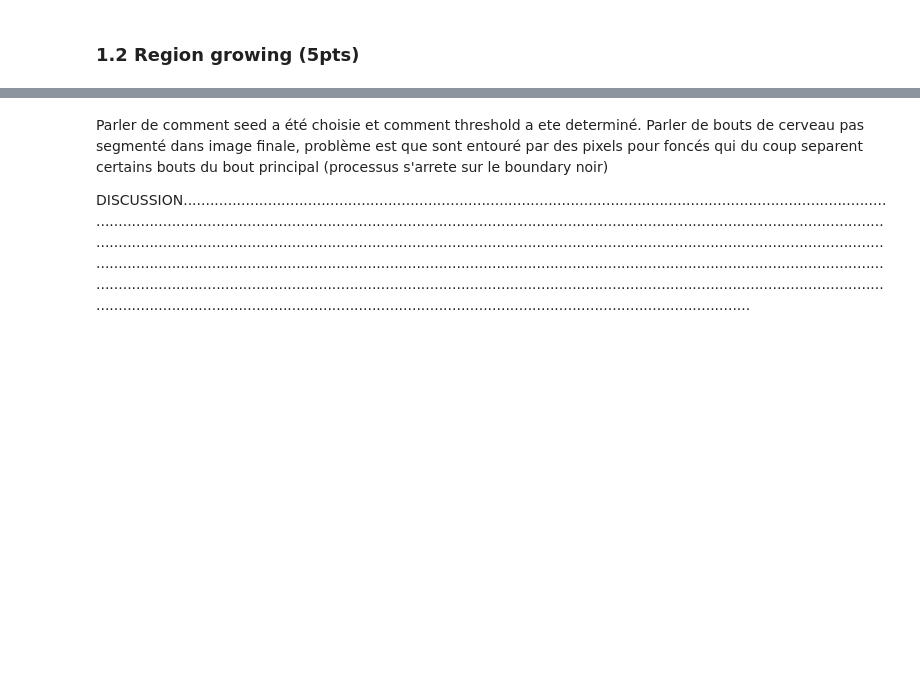
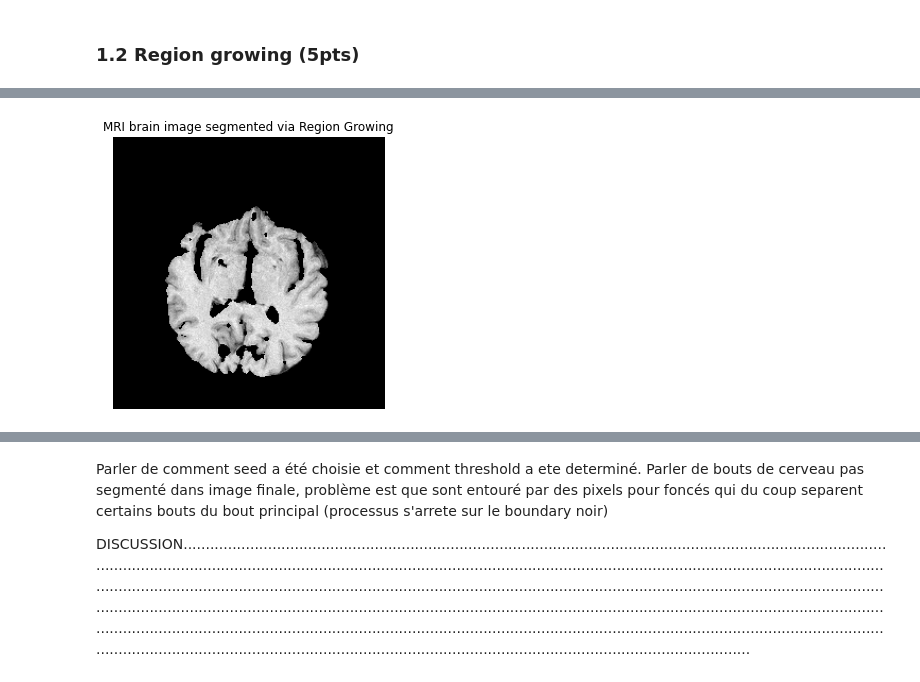
Before and after one commit to Andrea-Oliveri/Image-Processing-Assignements, a Jupyter notebook: Lab 1/lab_01_segmentation.ipynb, the cells around one changed output, grey strips where cells are left out. Cells and saved outputs as stored; diff of their text form; code cells hidden in the pictures; blank space fills up the shorter version.

Commit message:
Coded region growing

```diff
--- a/Lab 1/lab_01_segmentation.ipynb
+++ b/Lab 1/lab_01_segmentation.ipynb
@@ -100,0 +76,95 @@ Number of pixels in brain: 8902
+# %%
+import cv2 as cv
+import numpy as np
+
+def get_untreated_neighbours(current_pixel, untreated, image_shape):
+    pixel_line, pixel_col = current_pixel
+    image_lines, image_cols = image_shape
+
+    untreated_neighbours = []
+    for delta_line in [-1, 0, +1]:
+        neighbour_line = pixel_line + delta_line
+
+        # If we are outside the image, skip these pixels.
+        if neighbour_line < 0 or neighbour_line >= image_lines:
+            continue
+
+        for delta_col in [-1, 0, +1]:
+            # If we are on current pixel, skip this pixel.
+            if delta_line == 0 and delta_col == 0:
+                continue
+
+            neighbour_col = pixel_col + delta_col
+
+            # If we are outside the image, skip these pixels.
+            if neighbour_col < 0 or neighbour_col >= image_cols:
+                continue
+
+            # Add neighbour if not already treated.
+            neighbour = (neighbour_line, neighbour_col)
+            if untreated[neighbour]:
+                untreated_neighbours.append(neighbour)
+
+    return untreated_neighbours
+
+
+def growing_criterion(neighbourhood_mean_val, neighbour_val, threshold):
+    return abs(int(neighbourhood_mean_val) - int(neighbour_val)) < threshold
+
+
+def region_growing(image, seed, threshold, neighbourhood_size):
+
+    assert(neighbourhood_size >= 0)
+    delta_lower = -(neighbourhood_size//2)
+    delta_upper = +(neighbourhood_size//2)+1
+
+    image_shape = image.shape
+    output    = np.zeros(image_shape, dtype = np.bool_)
+    untreated = np.ones (image_shape, dtype = np.bool_)
+
+    pixels_to_treat = [seed]
+
+    while pixels_to_treat:
+        current_pixel = pixels_to_treat[-1]
+        pixels_to_treat.pop()
+
+        output[current_pixel] = True
+
+        for neighbour in get_untreated_neighbours(current_pixel, untreated, image_shape):
+            untreated[neighbour] = False
+
+            neighbourhood_mean = np.mean(image[current_pixel[0]+delta_lower:current_pixel[0]+delta_upper,
+                                               current_pixel[1]+delta_lower:current_pixel[1]+delta_upper])
+
+            if growing_criterion(neighbourhood_mean, image[neighbour], threshold):
+                pixels_to_treat.append(neighbour)
+
+    return output
+
+
+# Region Growing parameters.
+seed      = (140, 140)
+threshold = 7
+neighbourhood_size = 5
+
+# Filters parameters.
+structuring_element = cv.getStructuringElement(cv.MORPH_RECT, (2,2))
+size_median_filter  = 5
+
+# Segmenting.
+mask = region_growing(brain_im, seed, threshold, neighbourhood_size)
+mask = cv.morphologyEx(mask.astype(np.uint8), cv.MORPH_CLOSE, structuring_element)
+mask = cv.medianBlur(mask.astype(np.uint8), size_median_filter)
+
+# Display Segmentation Mask.
+fig, ax = plt.subplots(1, 1, figsize=(5, 5))
+masked_image = np.where(mask, brain_im, 0)
+ax.imshow(masked_image, cmap='gray')
+ax.set_title('MRI brain image segmented via Region Growing')
+ax.axis('off')
+plt.show()
+
+# Count number of pixels in brain.
+print(f"Number of pixels in brain: {mask.sum()}")
+# %% [output]
+[figure, added]
```
Also changed, not shown: parts of 4 cells of this notebook.
